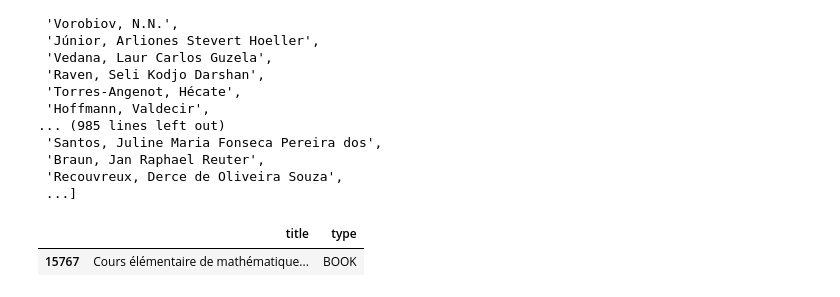
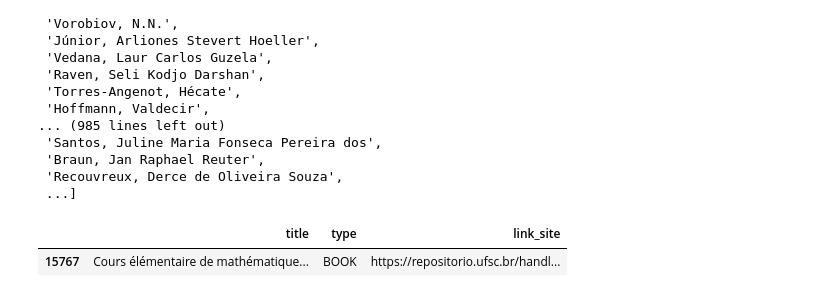
Before and after one commit to IgorCaetano/py_ri_ufsc, a Jupyter notebook: testings.ipynb, the cells around one changed output. Cells and saved outputs as stored; diff of their text form; code cells hidden in the pictures.

```diff
--- a/testings.ipynb
+++ b/testings.ipynb
@@ -1768,3 +1736,9 @@ df = pd.read_parquet(r'C:\Users\Igor\Documents\GitHub\py_ri_ufsc_constru\Testing
+# %%
+from src.py_ri_ufsc import RIUFSC
+
+ri_ufsc = RIUFSC()
+# %%
+df = ri_ufsc.get_raw_ri_ufsc_dataset()
 # %%
 df.fillna('',inplace=True)
 df = df.astype(str)
@@ -1808,7 +1782,7 @@ df_valid_authors_without_gender_name['authors'].unique().tolist()
  'Recouvreux, Derce de Oliveira Souza',
  ...]
 # %%
-df[df['authors']=='F, J. O. P.'][['title','type']]
+df[df['authors']=='F, J. O. P.'][['title','type','link_site']]
 # %% [output]
-|  | title | type |
-| 15767 | Cours élémentaire de mathématique... | BOOK |
+|  | title | type | link_site |
+| 15767 | Cours élémentaire de mathématique... | BOOK | https://repositorio.ufsc.br/handl... |
```
Also changed, not shown: parts of 63 cells of this notebook, 5 other files.
